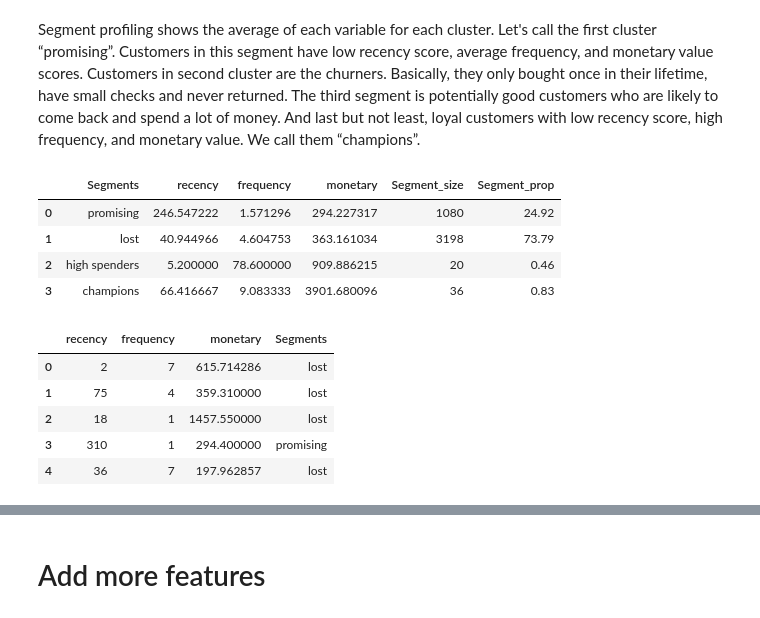
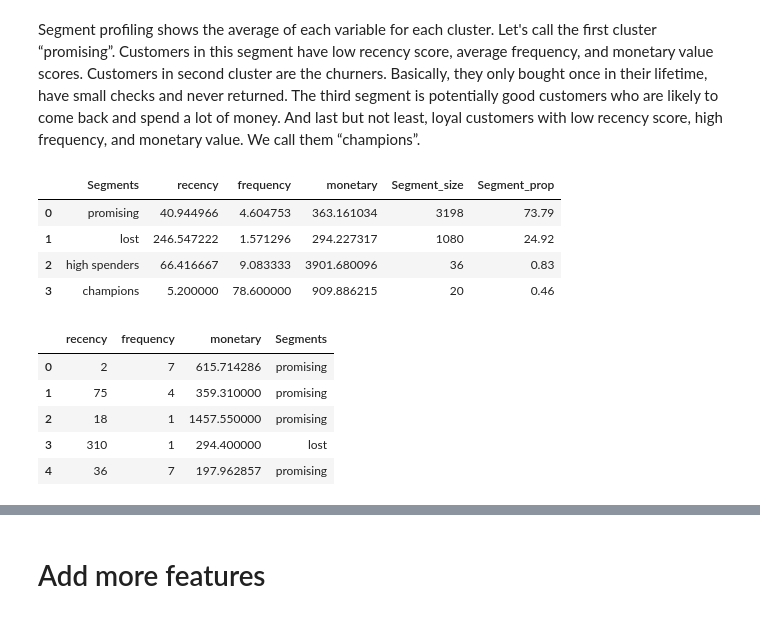
Before and after one commit to LilitYolyan/customer_behavior_analysis, a Jupyter notebook: Week_5_Segmentation_with_Clustering.ipynb, the cells around one changed output, grey strips where cells are left out. Saved outputs shown, nothing was run; the diff lists cells and outputs as text; code cells hidden in the pictures.

```diff
--- a/Week_5_Segmentation_with_Clustering.ipynb
+++ b/Week_5_Segmentation_with_Clustering.ipynb
@@ -158,35 +158,35 @@ Segment profiling shows the average of each variable for each cluster. Let's cal
 # %%
 #Create new columns: Segment size and Segment proportion
 profiling['Segment_size'] = segm_labels.groupby(['Segments'])['Segments'].count()
 profiling['Segment_prop'] = round(profiling['Segment_size'] / profiling['Segment_size'].sum() * 100, 2)
 
 # Add the segment labels to our table
-profiling['Segments'] = profiling['Segments'].map({0:'promising',
-                                                   1:'lost',
-                                                   2:'high spenders',
-                                                   3:'champions'})
+profiling['Segments'] = profiling['Segments'].map({0:'lost',
+                                                   1:'promising',
+                                                   2:'champions',
+                                                   3:'high spenders'})
 
 profiling
 # %% [output]
 |  | Segments | recency | frequency | monetary | Segment_size | Segment_prop |
-| 0 | promising | 246.547222 | 1.571296 | 294.227317 | 1080 | 24.92 |
-| 1 | lost | 40.944966 | 4.604753 | 363.161034 | 3198 | 73.79 |
-| 2 | high spenders | 5.200000 | 78.600000 | 909.886215 | 20 | 0.46 |
-| 3 | champions | 66.416667 | 9.083333 | 3901.680096 | 36 | 0.83 |
+| 0 | promising | 40.944966 | 4.604753 | 363.161034 | 3198 | 73.79 |
+| 1 | lost | 246.547222 | 1.571296 | 294.227317 | 1080 | 24.92 |
+| 2 | high spenders | 66.416667 | 9.083333 | 3901.680096 | 36 | 0.83 |
+| 3 | champions | 5.200000 | 78.600000 | 909.886215 | 20 | 0.46 |
 # %%
-segm_labels['Segments'] = segm_labels['Segments'].map({0:'promising',
-                                                   1:'lost',
-                                                   2:'high spenders',
-                                                   3:'champions'})
+segm_labels['Segments'] = segm_labels['Segments'].map({0:'lost',
+                                                   1:'promising',
+                                                   2:'champions',
+                                                   3:'high spenders'})
 
 segm_labels.head()
 # %% [output]
 |  | recency | frequency | monetary | Segments |
-| 0 | 2 | 7 | 615.714286 | lost |
-| 1 | 75 | 4 | 359.310000 | lost |
-| 2 | 18 | 1 | 1457.550000 | lost |
-| 3 | 310 | 1 | 294.400000 | promising |
-| 4 | 36 | 7 | 197.962857 | lost |
+| 0 | 2 | 7 | 615.714286 | promising |
+| 1 | 75 | 4 | 359.310000 | promising |
+| 2 | 18 | 1 | 1457.550000 | promising |
+| 3 | 310 | 1 | 294.400000 | lost |
+| 4 | 36 | 7 | 197.962857 | promising |
 # %%
 x_axis = segm_labels['monetary']
 y_axis = segm_labels['frequency']
```
Also changed, not shown: parts of 9 cells of this notebook.
